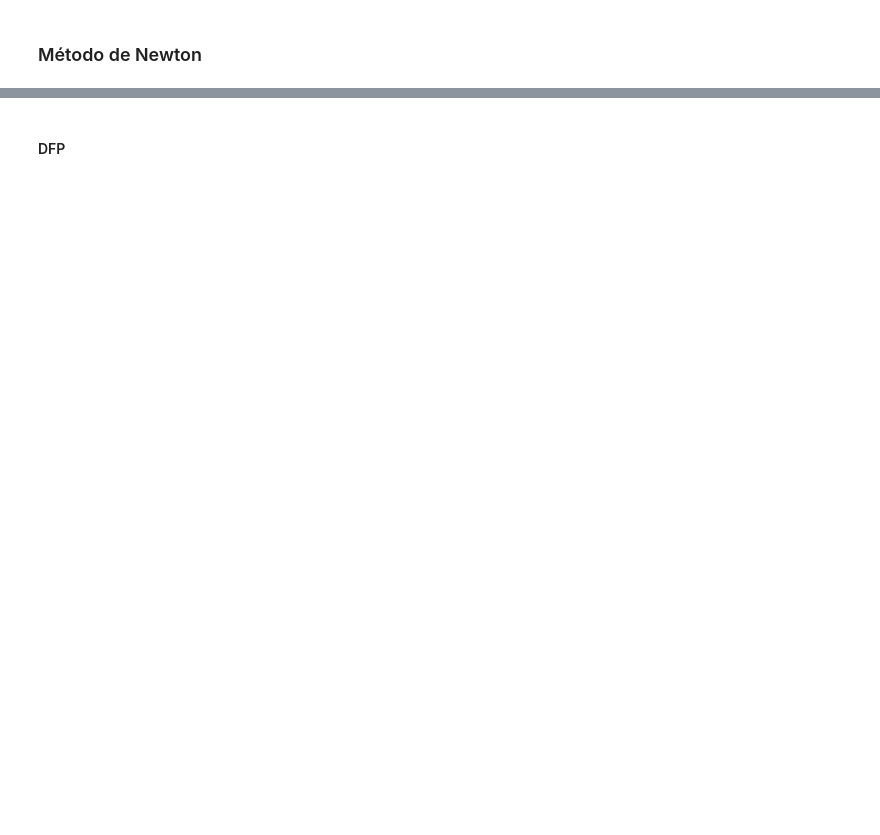
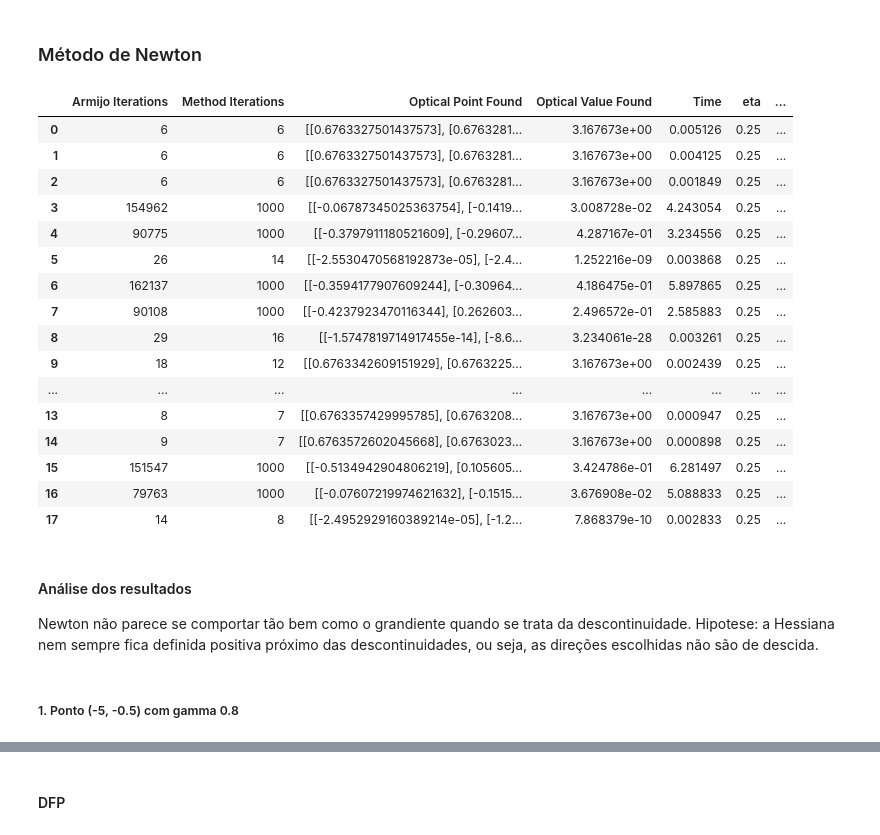
Before and after one commit to YasminForestti/Trabalho-pratico-OTM, a Jupyter notebook: trabalho.ipynb, the cells around one changed output, grey strips where cells are left out. Cells and saved outputs as stored; diff of their text form; code cells hidden in the pictures; blank space fills up the shorter version.

Commit message:
Add newton analysis

```diff
--- a/trabalho.ipynb
+++ b/trabalho.ipynb
@@ -39,3 +41,6 @@ def definida_positiva_2x2(matrix):
         return True
     else:
         return False
+# %%
+def is_invertible(a):
+    return a.shape[0] == a.shape[1] and np.linalg.matrix_rank(a) == a.shape[0]
@@ -90,10 +158,12 @@ met_gradiente([[0.5],[0.5]],0.00001,1000,0.8,0.25)
 # %% [markdown]
 ### Método de Newton
 # %%
-def met_newton(x,tol,maxiter,gama,n):
+def met_newton(x,tol,maxiter,gama,n, debug=False):
     x = np.array(x)
     m = 0
     k = 0
+    df = 1
+    inv = 1
     while np.linalg.norm(Gradiente(x)) > tol and m < maxiter:
         d = - (np.linalg.inv(Heissiana(x)))@Gradiente(x)
         ar = Armijo(x,gama,d,n)
@@ -102,4 +172,45 @@ def met_newton(x,tol,maxiter,gama,n):
         x = x + t*d
         m = m + 1
         k = k+1
-    return [x,m,k]
+        if debug:
+            df *= definida_positiva_2x2(Heissiana(x))
+            inv *=  is_invertible(Heissiana(x))
+            print("\nIteração: " , m)
+            print(20*"-")
+            print("Ponto:\n" ,x)
+            print("Hessiana:\n", Heissiana(x))
+            print("Definida Positiva:\n", definida_positiva_2x2(Heissiana(x)))
+            print("Singular:\n", not is_invertible(Heissiana(x)))
+    if debug:
+        return [x,m,k, df, inv]
+    else:
+        return [x,m,k]
+# %%
+tol = 0.0001
+maxiter = 1000
+result = test_combinations(search, met_newton, maxiter, tol)
+newton_res = pd.DataFrame.from_records(result)
+newton_res
+# %% [output]
+|  | Armijo Iterations | Method Iterations | Optical Point Found | Optical Value Found | Time | eta | ... |
+| 0 | 6 | 6 | [[0.6763327501437573], [0.6763281... | 3.167673e+00 | 0.005126 | 0.25 | ... |
+| 1 | 6 | 6 | [[0.6763327501437573], [0.6763281... | 3.167673e+00 | 0.004125 | 0.25 | ... |
+| 2 | 6 | 6 | [[0.6763327501437573], [0.6763281... | 3.167673e+00 | 0.001849 | 0.25 | ... |
+| 3 | 154962 | 1000 | [[-0.06787345025363754], [-0.1419... | 3.008728e-02 | 4.243054 | 0.25 | ... |
+| 4 | 90775 | 1000 | [[-0.3797911180521609], [-0.29607... | 4.287167e-01 | 3.234556 | 0.25 | ... |
+| 5 | 26 | 14 | [[-2.5530470568192873e-05], [-2.4... | 1.252216e-09 | 0.003868 | 0.25 | ... |
+| 6 | 162137 | 1000 | [[-0.3594177907609244], [-0.30964... | 4.186475e-01 | 5.897865 | 0.25 | ... |
+| 7 | 90108 | 1000 | [[-0.4237923470116344], [0.262603... | 2.496572e-01 | 2.585883 | 0.25 | ... |
+| 8 | 29 | 16 | [[-1.5747819714917455e-14], [-8.6... | 3.234061e-28 | 0.003261 | 0.25 | ... |
+| 9 | 18 | 12 | [[0.6763342609151929], [0.6763225... | 3.167673e+00 | 0.002439 | 0.25 | ... |
+| ... | ... | ... | ... | ... | ... | ... | ... |
+| 13 | 8 | 7 | [[0.6763357429995785], [0.6763208... | 3.167673e+00 | 0.000947 | 0.25 | ... |
+| 14 | 9 | 7 | [[0.6763572602045668], [0.6763023... | 3.167673e+00 | 0.000898 | 0.25 | ... |
+| 15 | 151547 | 1000 | [[-0.5134942904806219], [0.105605... | 3.424786e-01 | 6.281497 | 0.25 | ... |
+| 16 | 79763 | 1000 | [[-0.07607219974621632], [-0.1515... | 3.676908e-02 | 5.088833 | 0.25 | ... |
+| 17 | 14 | 8 | [[-2.4952929160389214e-05], [-1.2... | 7.868379e-10 | 0.002833 | 0.25 | ... |
+# %% [markdown]
+#### Análise dos resultados
+ Newton não parece se comportar tão bem como o grandiente quando se trata da descontinuidade. Hipotese: a Hessiana nem sempre fica definida positiva próximo das descontinuidades, ou seja, as direções escolhidas não são de descida.
+# %% [markdown]
+##### 1. Ponto (-5, -0.5) com gamma 0.8
```
Also changed, not shown: parts of 40 cells of this notebook, 2 other files.
